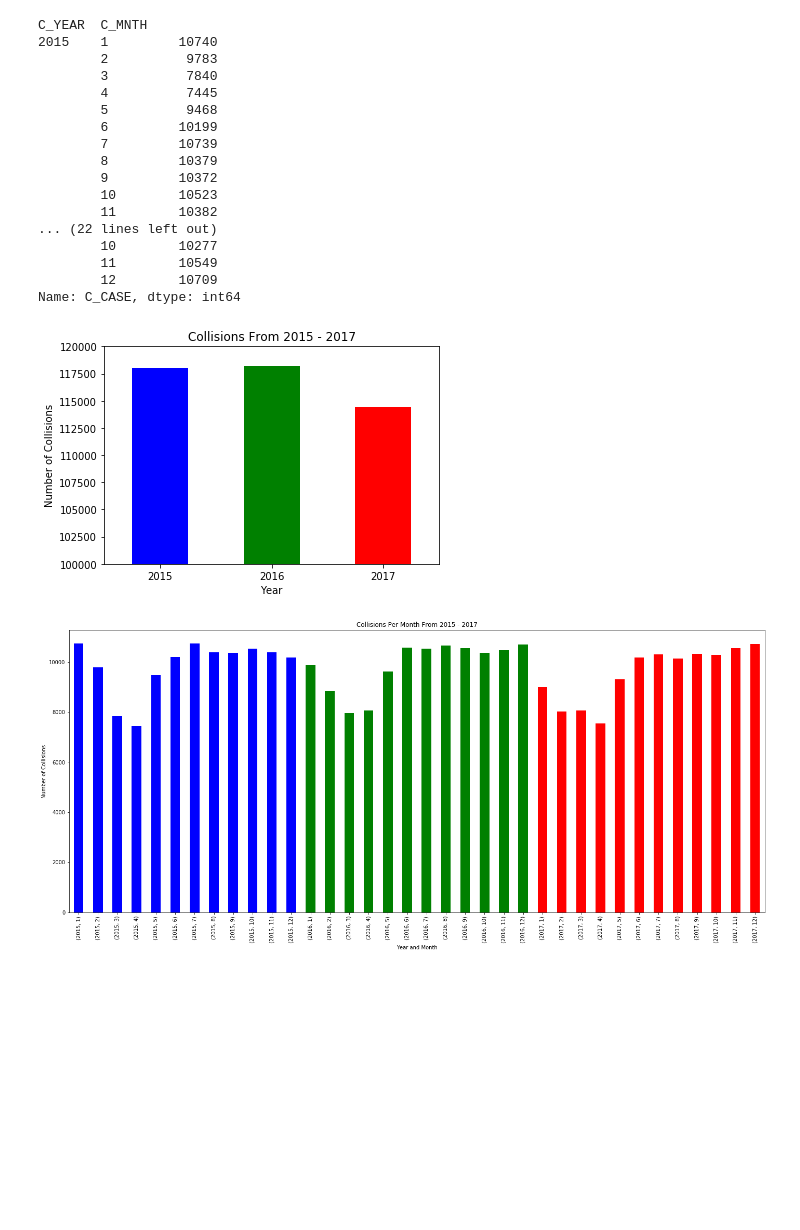
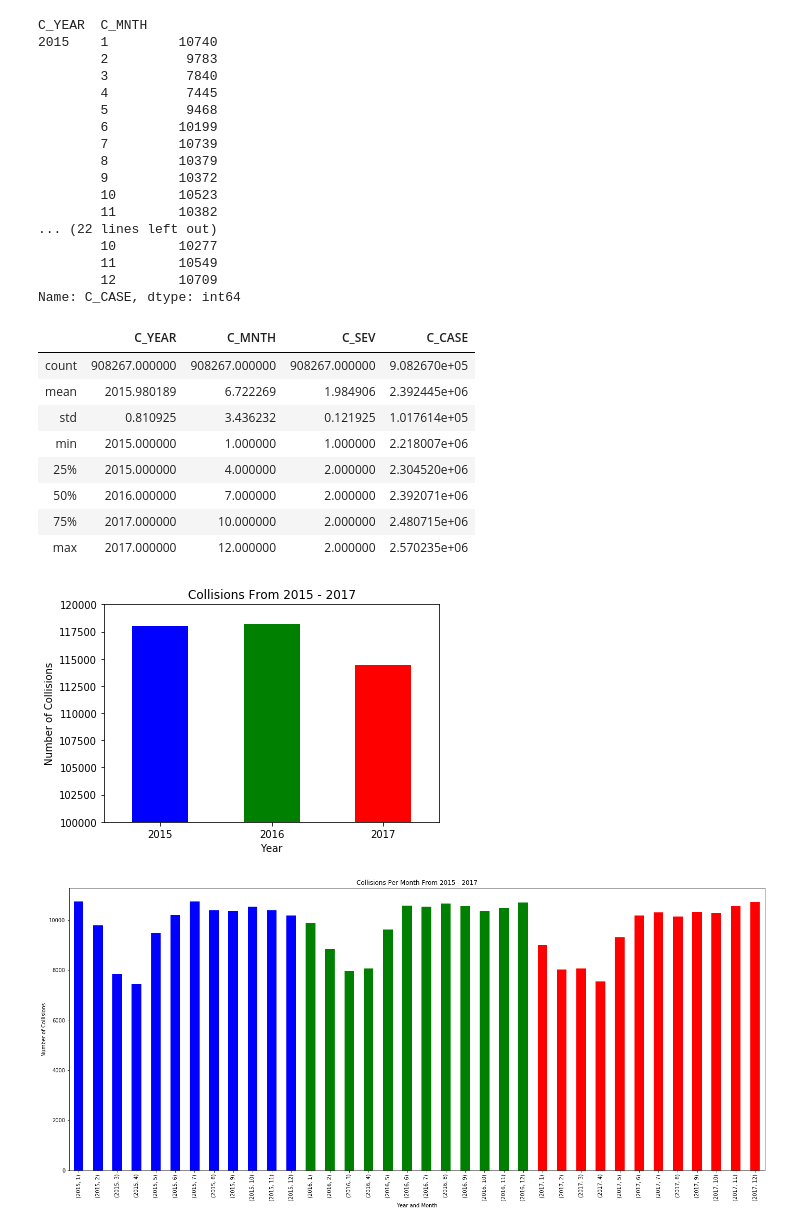
Before and after one commit to frpatel/team5-NCDB, a Jupyter notebook: project1-NCDB.ipynb, the cells around one changed output. Drawn from its saved outputs; the diff is of its cells as text; code cells hidden in the pictures; blank space fills up the shorter version.

```diff
--- a/project1-NCDB.ipynb
+++ b/project1-NCDB.ipynb
@@ -114,13 +118,23 @@ Name: C_CASE, dtype: int64
 # %%
 
 df_without_uu.groupby(['C_YEAR']).nunique()['C_CASE'].plot(kind = 'bar', color=['b','g','r'])
 plt.title("Collisions From 2015 - 2017")
 plt.xlabel("Year")
 plt.xticks(rotation='horizontal')
 plt.ylabel("Number of Collisions")
 plt.ylim(100000, 120000)
 plt.savefig('Collisions By Year.png')
+df_without_uu.describe()
 # %% [output]
+|  | C_YEAR | C_MNTH | C_SEV | C_CASE |
+| count | 908267.000000 | 908267.000000 | 908267.000000 | 9.082670e+05 |
+| mean | 2015.980189 | 6.722269 | 1.984906 | 2.392445e+06 |
+| std | 0.810925 | 3.436232 | 0.121925 | 1.017614e+05 |
+| min | 2015.000000 | 1.000000 | 1.000000 | 2.218007e+06 |
+| 25% | 2015.000000 | 4.000000 | 2.000000 | 2.304520e+06 |
+| 50% | 2016.000000 | 7.000000 | 2.000000 | 2.392071e+06 |
+| 75% | 2017.000000 | 10.000000 | 2.000000 | 2.480715e+06 |
+| max | 2017.000000 | 12.000000 | 2.000000 | 2.570235e+06 |
 [figure]
 # %%
 x_axis= np.arange(len(df_without_uu))
```
Also changed, not shown: parts of 18 cells of this notebook, 8 other files.
